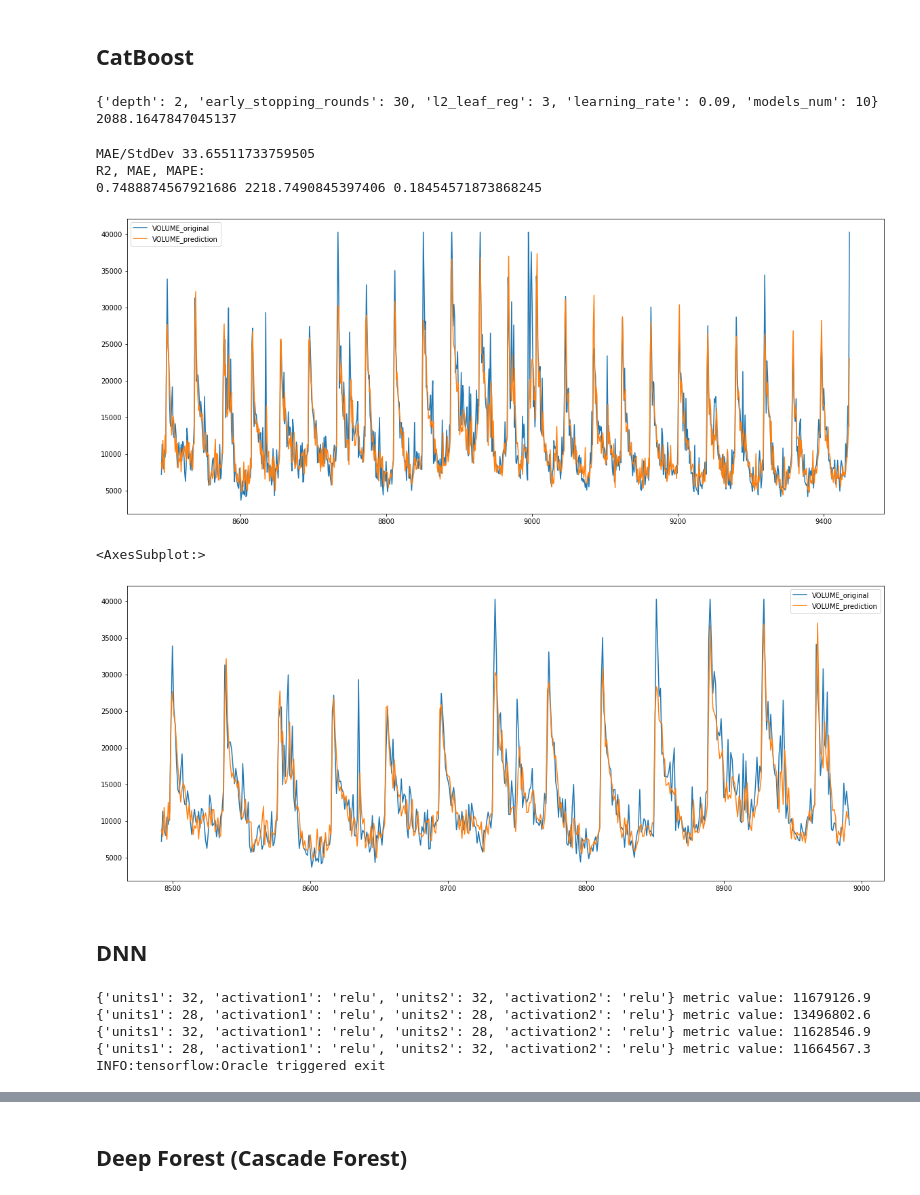
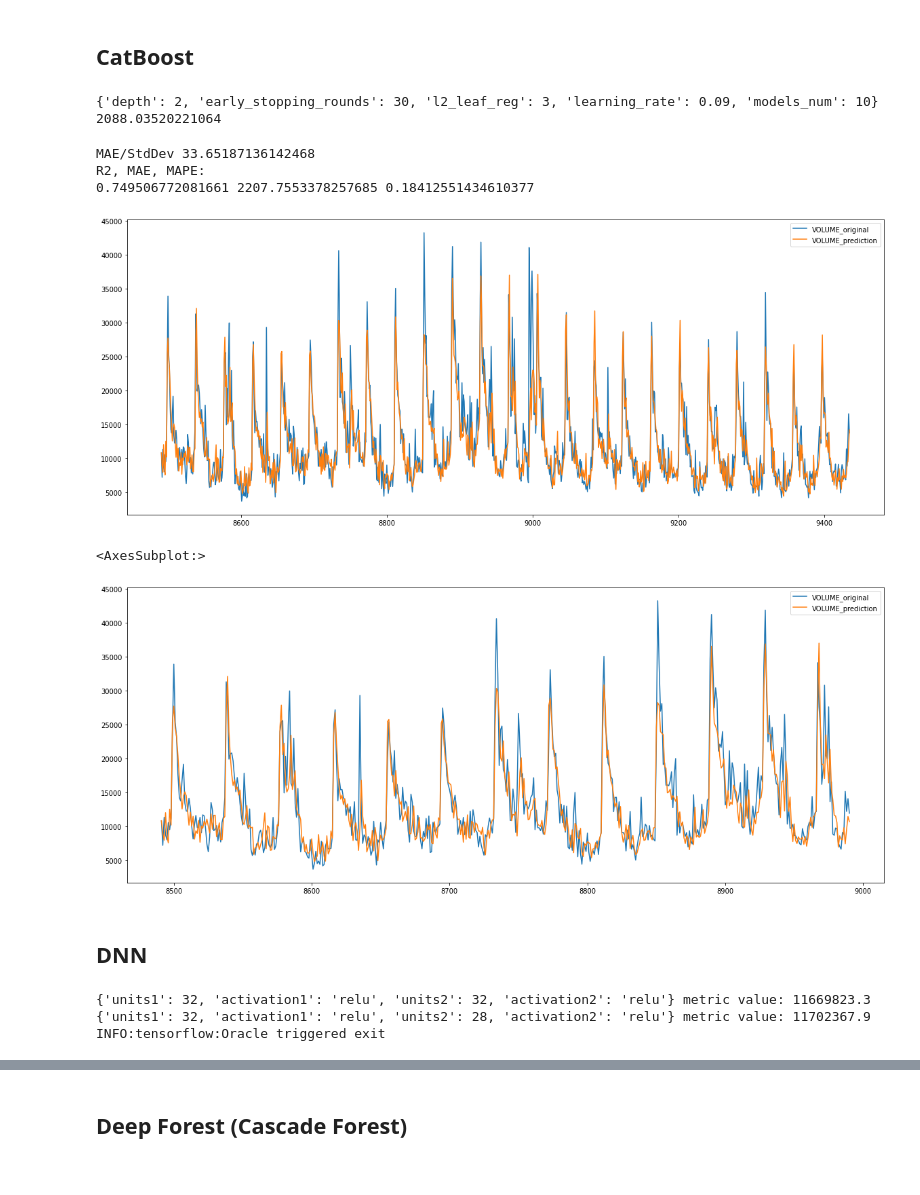
Before and after one commit to OlegTestov/VolumePrediction, a Jupyter notebook: notebooks/NQ_vol_prediction_AVG.ipynb, the cells around one changed output, grey strips where cells are left out. Drawn from its saved outputs; the diff is of its cells as text; code cells hidden in the pictures.

```diff
--- a/notebooks/NQ_vol_prediction_AVG.ipynb
+++ b/notebooks/NQ_vol_prediction_AVG.ipynb
@@ -219,6 +219,7 @@ train_indexes = list(range(train_len))
 val_indexes = list(range(train_len, train_len+val_len))
 test_indexes = list(range(train_len+val_len, train_len+val_len+test_len))
 
+ts_orig = ts.copy(deep=True)[['VOLUME_fut']].rename(columns={'VOLUME_fut':'VOLUME_fut_orig'})
 ts
 # %% [output]
 |  | VOLUME_fut | VOLUME_etf | hhmm | VOLUME_opt |
@@ -312,5 +313,6 @@ for column in columns:
     ts_unseason[column] = ts_unseason[column] - ts_unseason[f'{column}_agg']
 
 ts_unseason.dropna(inplace=True)
+ts_unseason = ts_unseason.join(ts_orig)
 ts_unseason
 # %% [output]
@@ -350,7 +352,7 @@ for column in columns:
 # %% [markdown]
 ### Add lags
 # %%
-df = ts_unseason[columns+['hhmm', 'VOLUME_fut_agg']].copy(deep=True)
+df = ts_unseason[columns+['hhmm', 'VOLUME_fut_agg', 'VOLUME_fut_orig']].copy(deep=True)[:-1]
 
 periods = [1, 2, 3, 4, 38, 39, 40, 41]
 target = ['VOLUME_fut']
@@ -609,38 +611,38 @@ for params in ParameterGrid(param_grid):
     print(res[0]['test-MAE-mean'].min())
 # %% [output]
 {'depth': 2, 'early_stopping_rounds': 30, 'l2_leaf_reg': 3, 'learning_rate': 0.09, 'models_num': 10}
-2088.1647847045137
+2088.03520221064
 # %%
 cat = sum_models(res[1], [1/models_num]*models_num)
 
 prediction_cat = pd.DataFrame(cat.predict(x_test), index=x_test.index, columns=['prediction'])
 
-tdf_test = prediction_cat.join(df)[['prediction','VOLUME_fut_agg', 'VOLUME_fut']].copy(deep=True)
+tdf_test = prediction_cat.join(df)[['prediction','VOLUME_fut_agg', 'VOLUME_fut_orig']].copy(deep=True)
 tdf_test['VOLUME_prediction'] = tdf_test['prediction'] + tdf_test['VOLUME_fut_agg']
-tdf_test['VOLUME_original'] = tdf_test['VOLUME_fut'] + tdf_test['VOLUME_fut_agg']
+tdf_test['VOLUME_original'] = tdf_test['VOLUME_fut_orig']
 
 tdf_test['VOLUME_original'].plot(figsize=[20, 8], legend=True)
 tdf_test['VOLUME_prediction'].plot(figsize=[20, 8], legend=True)
 
 std_orig = tdf_test.std(numeric_only=True)['VOLUME_original']
 r2_cat = r2_score(tdf_test['VOLUME_original'], tdf_test['VOLUME_prediction'])
 mae_cat = mean_absolute_error(tdf_test['VOLUME_original'], tdf_test['VOLUME_prediction'])
 mape_cat = mean_absolute_percentage_error(tdf_test['VOLUME_original'], tdf_test['VOLUME_prediction'])
 
 print('MAE/StdDev', mae_cat/std_orig*100)
 print('R2, MAE, MAPE:')
 print(r2_cat, mae_cat, mape_cat)
 # %% [output]
-MAE/StdDev 33.65511733759505
+MAE/StdDev 33.65187136142468
 R2, MAE, MAPE:
-0.7488874567921686 2218.7490845397406 0.18454571873868245
+0.749506772081661 2207.7553378257685 0.18412551434610377
-[figure, old version]
+[figure, new version]
 # %%
 tdf_test.iloc[:500]['VOLUME_original'].plot(figsize=[20, 8], legend=True)
 tdf_test.iloc[:500]['VOLUME_prediction'].plot(figsize=[20, 8], legend=True)
 # %% [output]
 <AxesSubplot:>
-[figure, old version]
+[figure, new version]
 # %% [markdown]
 ## DNN
 # %%
@@ -719,10 +721,8 @@ tuner = TSCVTuner(
 early_stopping = EarlyStopping(monitor='val_loss', patience=32, restore_best_weights=True)
 tuner.search(pd.concat([x_train, x_val]), pd.concat([y_train, y_val]), batch_size=32, epochs=1024, shuffle=False, verbose=0, callbacks=[early_stopping])
 # %% [output]
-{'units1': 32, 'activation1': 'relu', 'units2': 32, 'activation2': 'relu'} metric value: 11679126.9
-{'units1': 28, 'activation1': 'relu', 'units2': 28, 'activation2': 'relu'} metric value: 13496802.6
-{'units1': 32, 'activation1': 'relu', 'units2': 28, 'activation2': 'relu'} metric value: 11628546.9
-{'units1': 28, 'activation1': 'relu', 'units2': 32, 'activation2': 'relu'} metric value: 11664567.3
+{'units1': 32, 'activation1': 'relu', 'units2': 32, 'activation2': 'relu'} metric value: 11669823.3
+{'units1': 32, 'activation1': 'relu', 'units2': 28, 'activation2': 'relu'} metric value: 11702367.9
 INFO:tensorflow:Oracle triggered exit
 # %%
 min_index = pd.DataFrame(tuner.results).groupby(['trials']).mean().idxmin()
```
Also changed, not shown: parts of 16 cells of this notebook.
